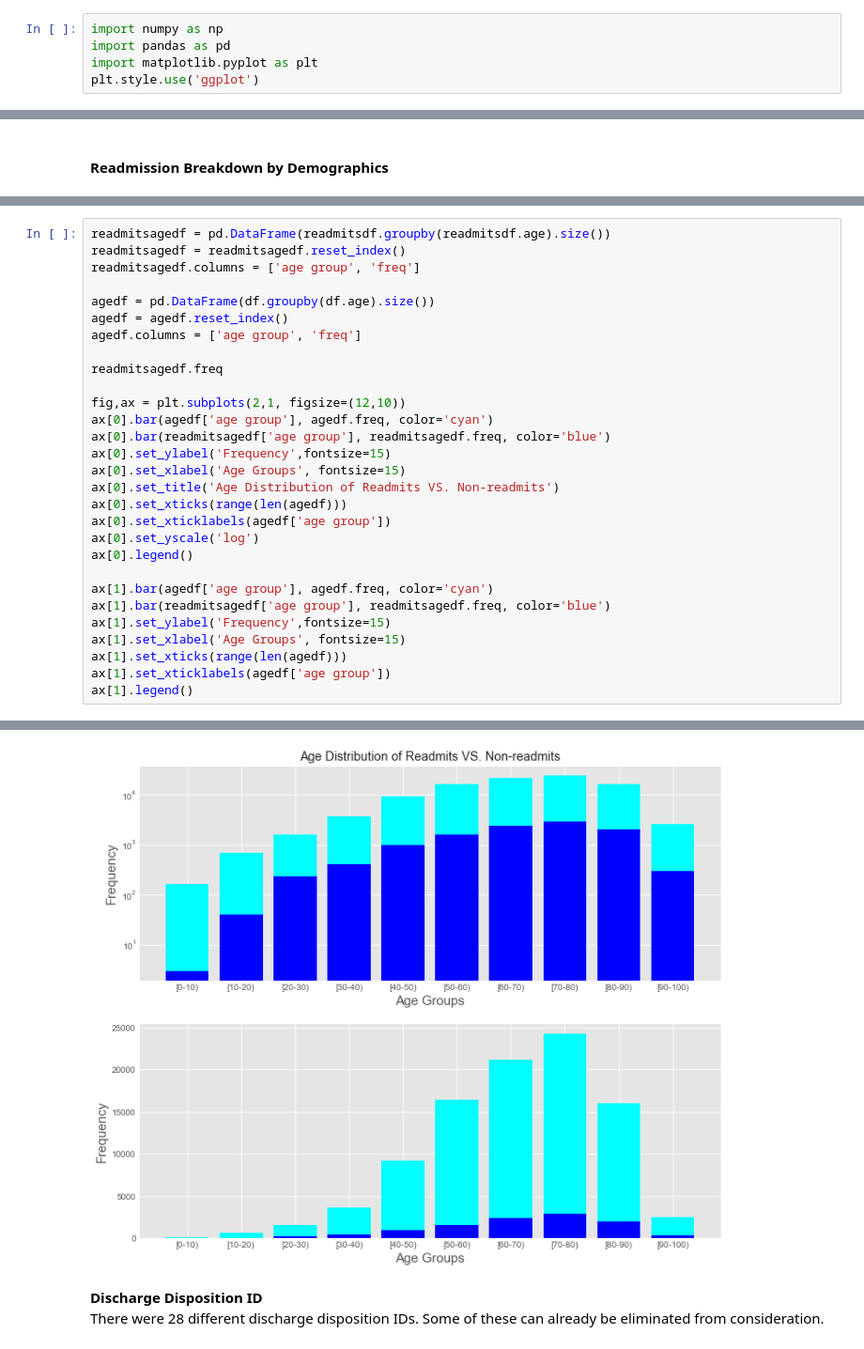
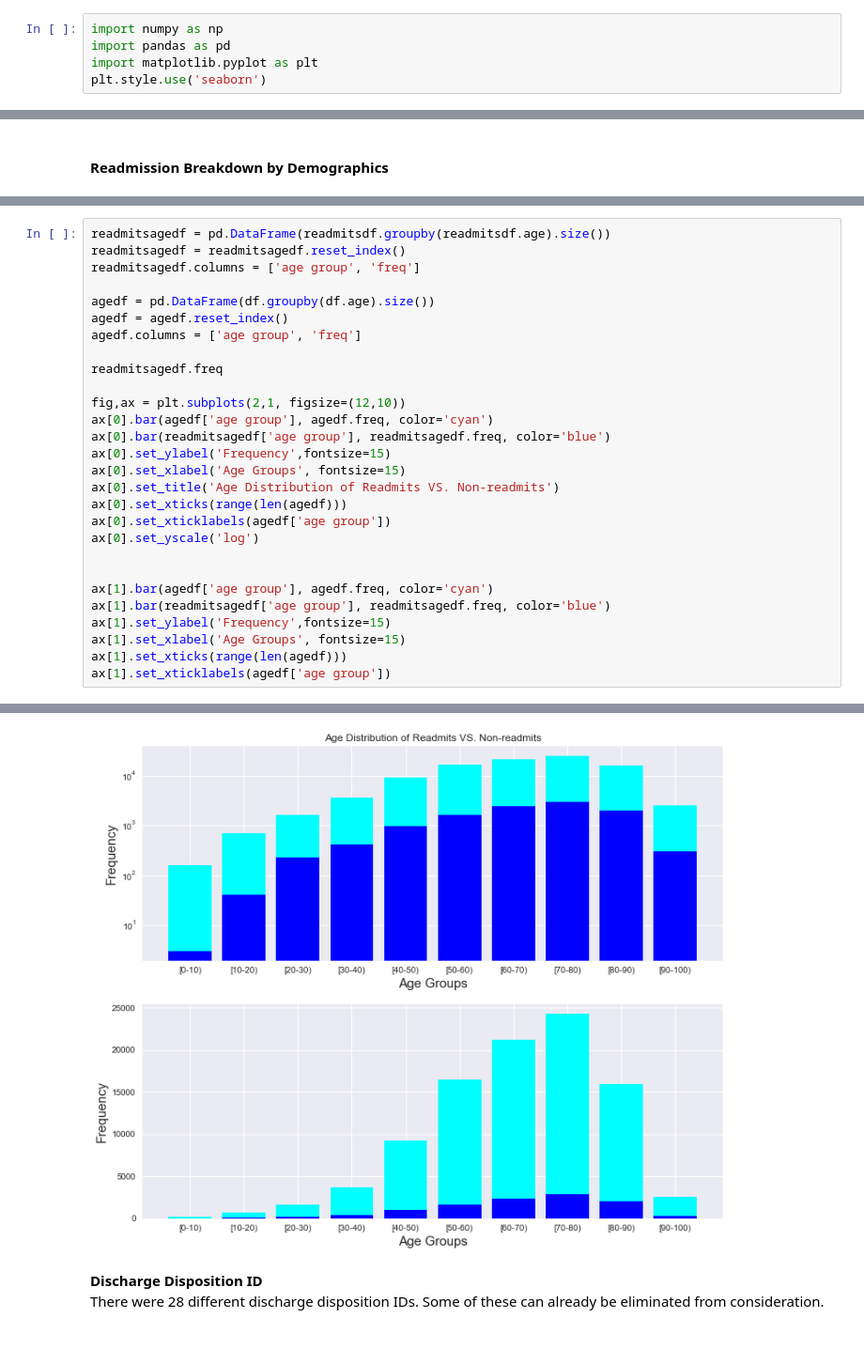
Before and after one commit to clstaub/Predicting_Hospital_Readmissions, a Jupyter notebook: Predicting_Hospital_Readmissions_test.ipynb, the cells around one changed output, grey strips where cells are left out. Shown at 94% size. Cells and saved outputs as stored; diff of their text form.

```diff
--- a/Predicting_Hospital_Readmissions_test.ipynb
+++ b/Predicting_Hospital_Readmissions_test.ipynb
@@ -2,7 +2,7 @@
 import numpy as np
 import pandas as pd
 import matplotlib.pyplot as plt
-plt.style.use('ggplot')
+plt.style.use('seaborn')
 # %%
 #read csv file into Pandas DataFrame
 df = pd.read_csv('data/diabetic_data.csv')
@@ -217,7 +224,7 @@ ax[0].set_title('Age Distribution of Readmits VS. Non-readmits')
 ax[0].set_xticks(range(len(agedf)))
 ax[0].set_xticklabels(agedf['age group'])
 ax[0].set_yscale('log')
-ax[0].legend()
+
 
 ax[1].bar(agedf['age group'], agedf.freq, color='cyan')
 ax[1].bar(readmitsagedf['age group'], readmitsagedf.freq, color='blue')
@@ -225,5 +232,4 @@ ax[1].set_ylabel('Frequency',fontsize=15)
 ax[1].set_xlabel('Age Groups', fontsize=15)
 ax[1].set_xticks(range(len(agedf)))
 ax[1].set_xticklabels(agedf['age group'])
-ax[1].legend()
 # %% [output]
@@ -233,4 +246,4 @@ No handles with labels found to put in legend.
-[figure, old version]
+[figure, new version]
 # %% [markdown]
 **Discharge Disposition ID**<br>
 There were 28 different discharge disposition IDs. Some of these can already be eliminated from consideration.
```
Also changed, not shown: parts of 5 cells of this notebook, 9 other files.
